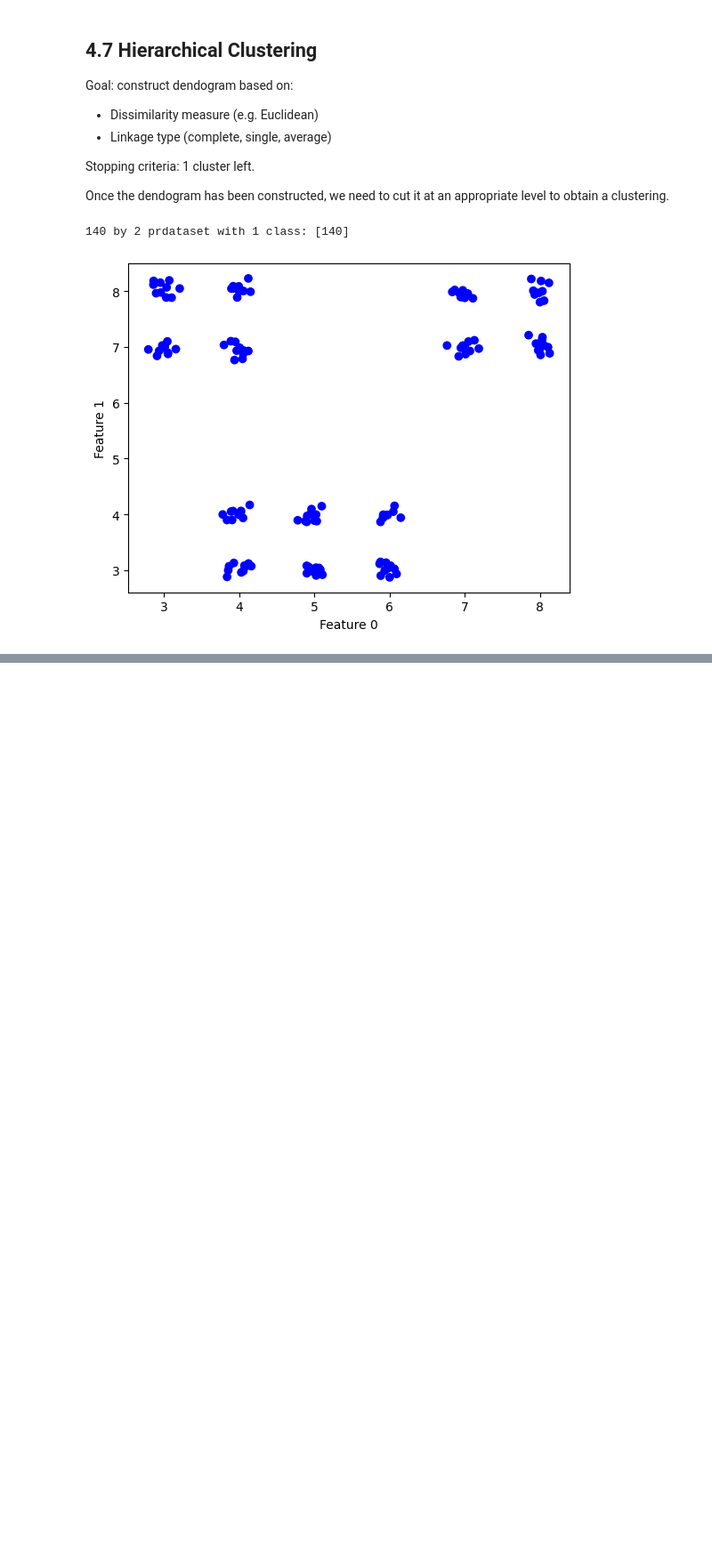
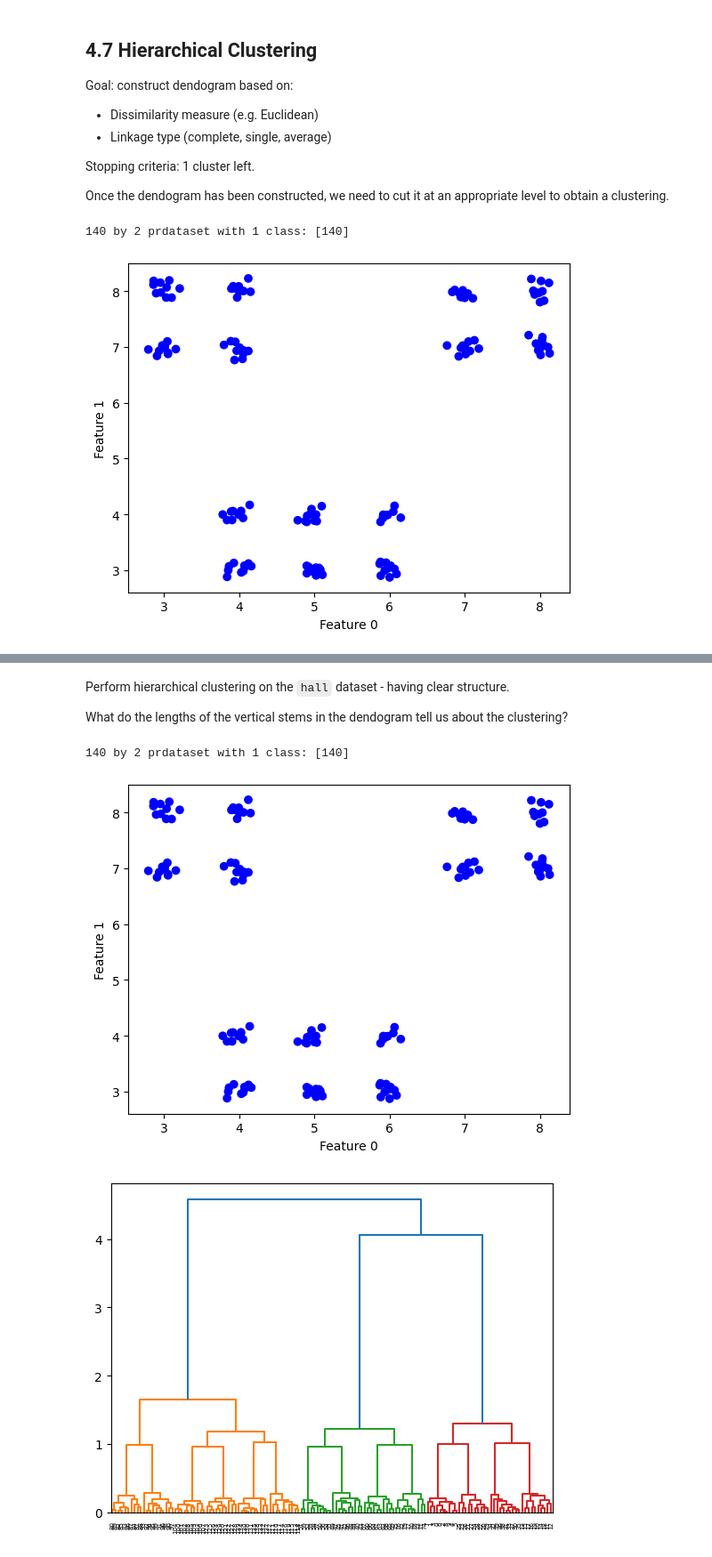
Before and after one commit to nadinekuo/MachineLearning1-Labs, a Jupyter notebook: 4-Clustering/clustering.ipynb, the cells around one changed output, grey strips where cells are left out. Shown at 89% size. Drawn from its saved outputs; the diff is of its cells as text; code cells hidden in the pictures; blank space fills up the shorter version.

```diff
--- a/4-Clustering/clustering.ipynb
+++ b/4-Clustering/clustering.ipynb
@@ -24,0 +50,27 @@ pr.scatterd(ds)
+# %% [markdown]
+Perform hierarchical clustering on the `hall` dataset - having clear structure.
+
+What do the lengths of the vertical stems in the dendogram tell us about the clustering?
+# %%
+ds = pr.read_mat('hall')
+print(ds)
+pr.scatterd(ds)
+
+# Plot dendogram with complete linkage
+# NOTE: long stems in the dendogram indicate large distances between clusters, i.e. good point to cut
+# NOTE: in single linkage, we can clearly distinguish 2 different stem lengths
+pr.dendro(+ds, 'average')
+
+# Obtain distance/dissimilarity matrix D to pass to hclust
+D = ds * pr.proxm(ds, ('eucl'))   # other distances: 'city' ...
+
+# Perform hierarchical clustering with complete linkage
+lab = pr.hclust(D, 'average', 3)   # obtain 3 clusters, i.e. cut the dendogram at height 3
+
+# Relabel original data with new labels
+ds_new = pr.prdataset(+ds, lab)
+pr.scatterd(ds_new)
+# %% [output]
+140 by 2 prdataset with 1 class: [140]
+[figure, added]
+[figure, added]
```
Also changed, not shown: parts of 3 cells of this notebook.
